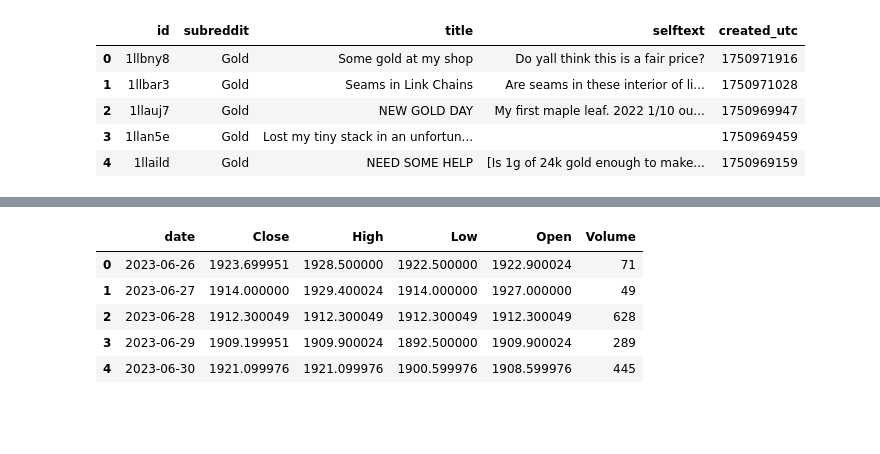
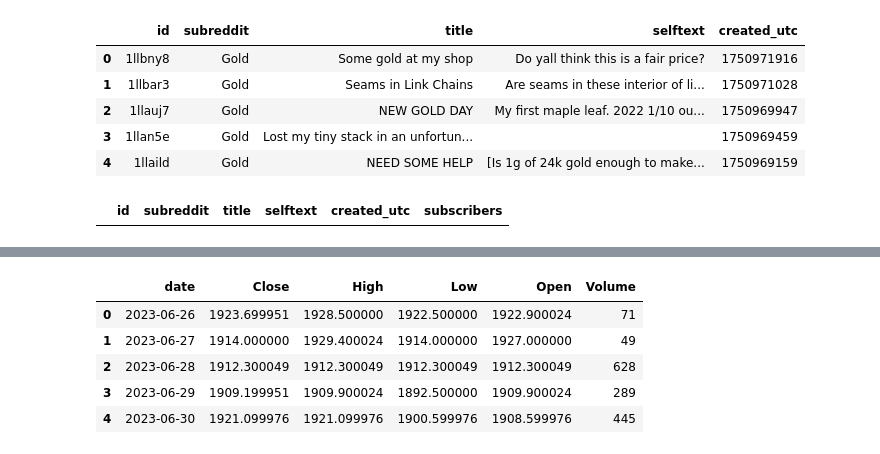
Before and after one commit to anshxl/golden-spikes, a Jupyter notebook: notebooks/eda.ipynb, the cells around one changed output, grey strips where cells are left out. Saved outputs shown, nothing was run; the diff lists cells and outputs as text; code cells hidden in the pictures; blank space fills up the shorter version.

```diff
--- a/notebooks/eda.ipynb
+++ b/notebooks/eda.ipynb
@@ -16,6 +16,11 @@ df.head()
 | 2 | 1llauj7 | Gold | NEW GOLD DAY | My first maple leaf. 2022 1/10 ou... | 1750969947 |
 | 3 | 1llan5e | Gold | Lost my tiny stack in an unfortun... |  | 1750969459 |
 | 4 | 1llaild | Gold | NEED SOME HELP | [Is 1g of 24k gold enough to make... | 1750969159 |
+# %%
+df = pd.read_sql("posts_all", engine)
+df.head()
+# %% [output]
+|  | id | subreddit | title | selftext | created_utc | subscribers |
 # %%
 # Read in cleaned data
 df_cleaned = pd.read_sql("posts_clean", engine, parse_dates=["date"])
```
Also changed, not shown: parts of 2 cells of this notebook, 6 other files.
